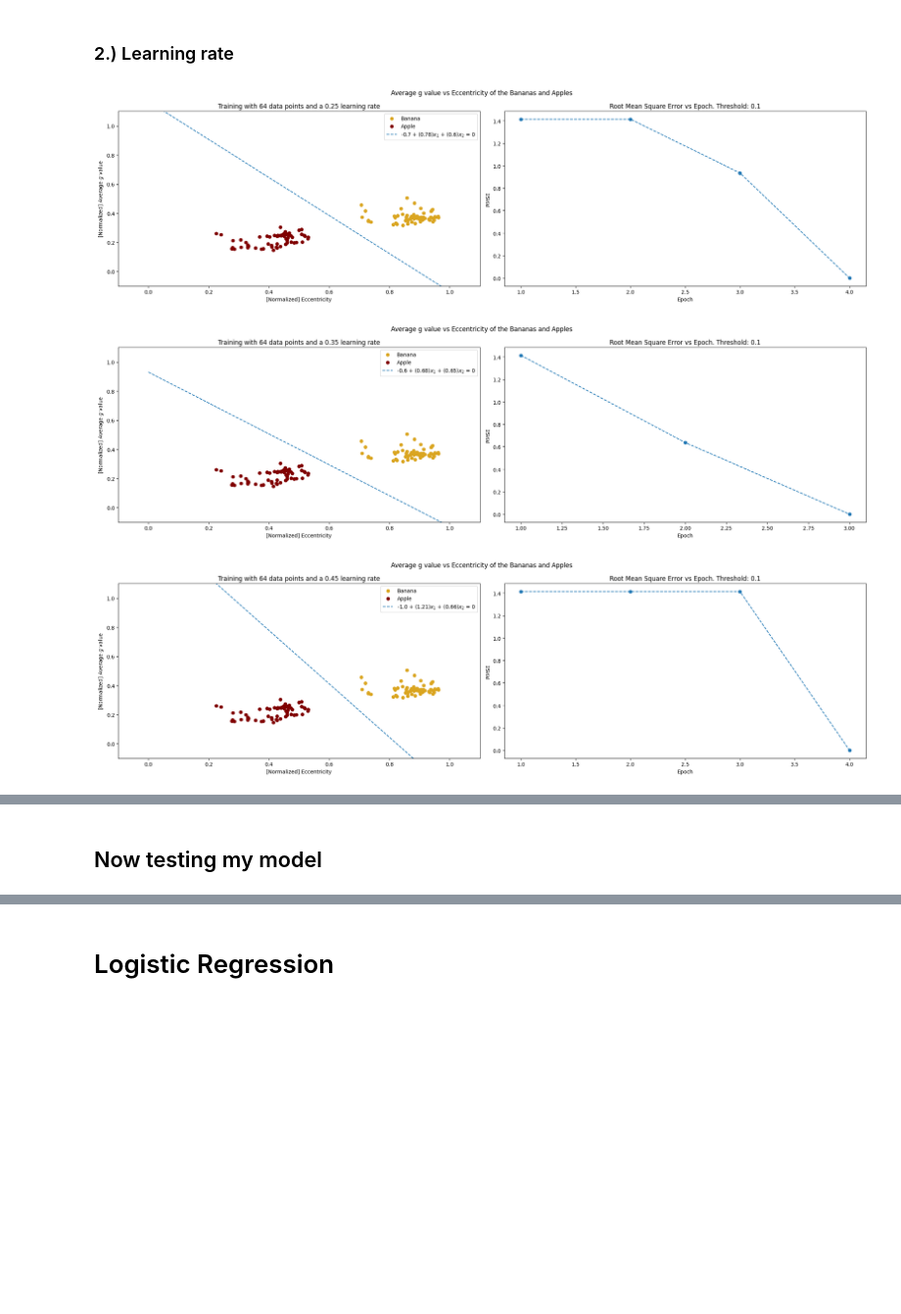
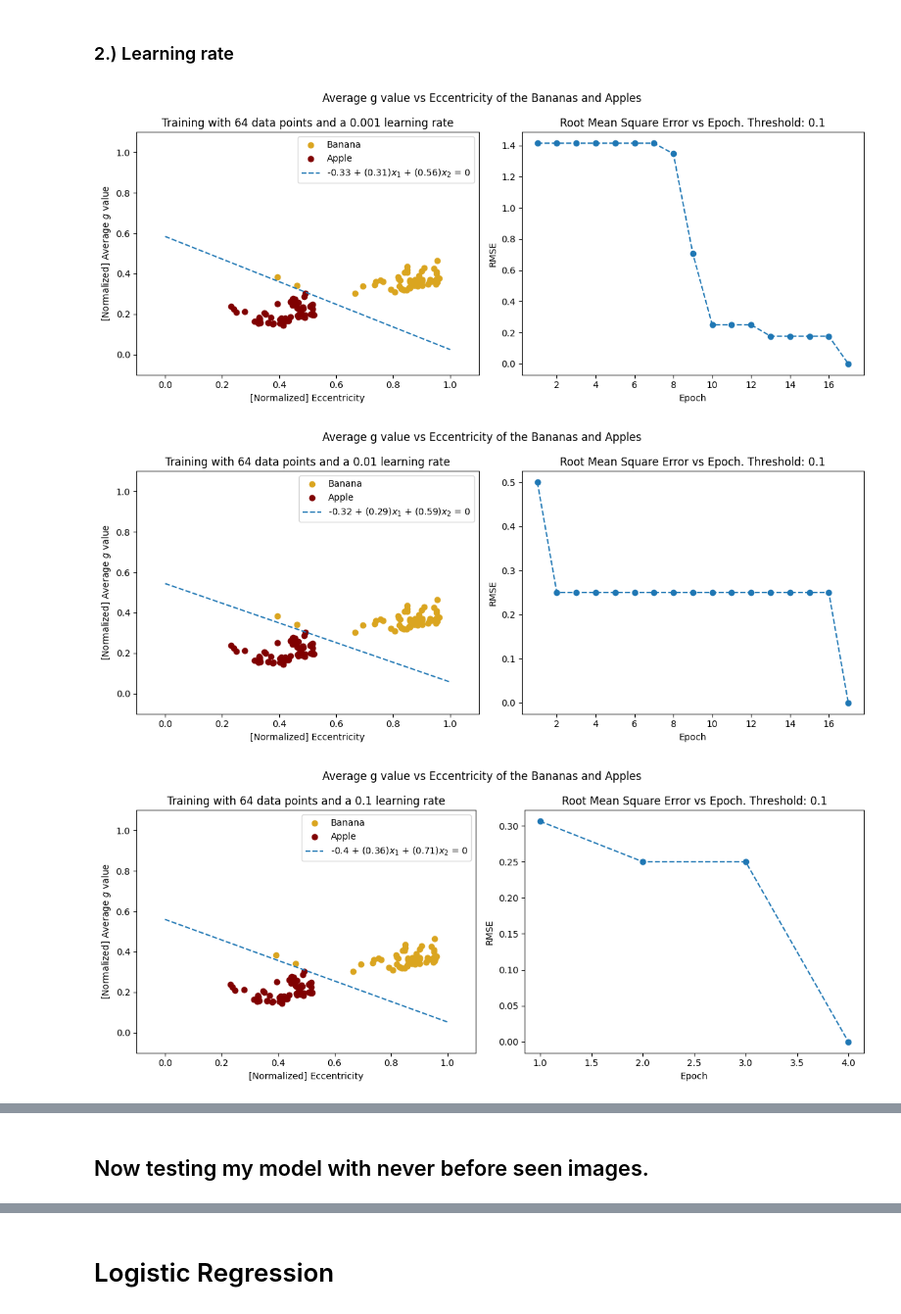
Before and after one commit to jclmaypa/MAYPA_AP-157-Submissions, a Jupyter notebook: Activity 8/Activity 8.ipynb, the cells around one changed output, grey strips where cells are left out. Shown at 98% size. Drawn from its saved outputs; the diff is of its cells as text; code cells hidden in the pictures; blank space fills up the shorter version.

```diff
--- a/Activity 8/Activity 8.ipynb
+++ b/Activity 8/Activity 8.ipynb
@@ -241,7 +241,7 @@ overall_data.to_csv(data_repository + "Apple data.csv")
 # %%
 overall_data = pd.DataFrame(columns = ['area','ave_r', 'ave_g', 'ave_b'])
 commands = [
-            # ['convert_NCC'],
+            ['convert_NCC'],
             ['invert'],
             ['median_blur', 15],
             ['grayscale'],
@@ -272,7 +272,7 @@ overall_data.to_csv(data_repository + "Avocado unripe data.csv")
 # %%
 overall_data = pd.DataFrame(columns = ['area','ave_r', 'ave_g', 'ave_b'])
 commands = [
-            # ['convert_NCC'],
+            ['convert_NCC'],
             ['invert'],
             ['median_blur', 15],
             ['grayscale'],
@@ -382,7 +405,7 @@ def calculate_weight_change(data_vec, diff, learning_rate):
 def create_plots(train1, train2, label1, label2, title, omega, learning_rate, error, error_threshold, normalized):
     omega_0, omega_1, omega_2 = omega[0], omega[1], omega[2]
     line_values = get_line(np.linspace(0,1,1000), omega)
-    fig, ax = plt.subplots(1,2, figsize = (21, 6))
+    fig, ax = plt.subplots(1,2, figsize = (12, 5))
     fig.suptitle(title)
     ax[0].scatter(train1.iloc[:,0], train1.iloc[:,1], color = 'goldenrod', label = label1)
     ax[0].scatter(train2.iloc[:,0], train2.iloc[:,1], color = 'maroon', label = label2)
@@ -457,7 +488,7 @@ threshold = 0.1
 learning_rate = 0.3
 train_data = 64
 test_data = 10
-n = 3
+n = 6
 banana_label = 1
 apple_label = -1
 title = 'Average g value vs Eccentricity of the Bananas and Apples'
@@ -513,23 +547,23 @@ for i in train_data:
 # %%
 # Setting parameters for perceptron model
 threshold = 0.1
-learning_rate = np.array([0.25, 0.35, 0.45, 0.55, 0.65])
+learning_rate = np.array([0.001, 0.01, 0.1, 0.25, 0.35])
 train_data = 64
 test_data = 10
 n = 5
 omega_initial = np.array([0.8,0.8,0.8])
 banana_label = 1
 apple_label = -1
 title = 'Average g value vs Eccentricity of the Bananas and Apples'
 
 # Splitting into training and testing data:
-banana_train, banana_test, apple_train, apple_test = train_test_split(norm_banana_data, norm_apple_data, train_size= train_data, test_size = test_data, random_state = 10)
+banana_train, banana_test, apple_train, apple_test = train_test_split(norm_banana_data, norm_apple_data, train_size= train_data, test_size = test_data, random_state = 1)
 
 # Applying perceptron algorithm n times
 for i in learning_rate:
     # machine learning starts here
     omega_, RMSE= start_learning_perceptron(banana_train, apple_train, banana_label, apple_label, 'Banana', 'Apple', title, omega_initial, i, error_threshold = threshold)
 # %% [output]
-[figure, old version]
+[figure, new version]
-[figure, old version]
+[figure, new version]
-[figure, old version]
+[figure, new version]
@@ -538,2 +572,2 @@ for i in learning_rate:
 # %% [markdown]
-## Now testing my model
+## Now testing my model with never before seen images.
```
Also changed, not shown: parts of 31 cells of this notebook.
